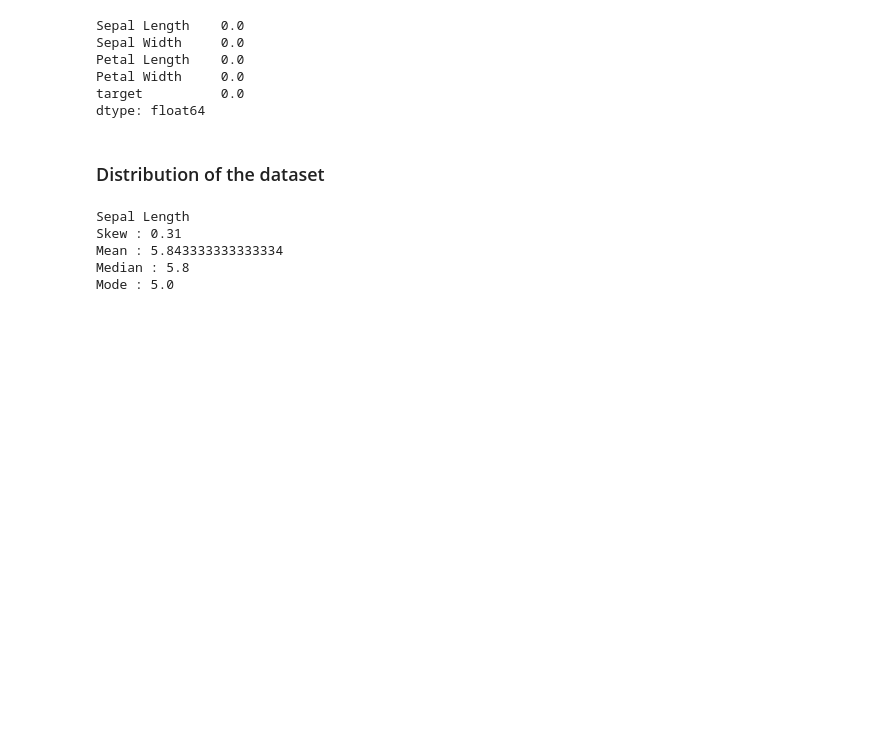
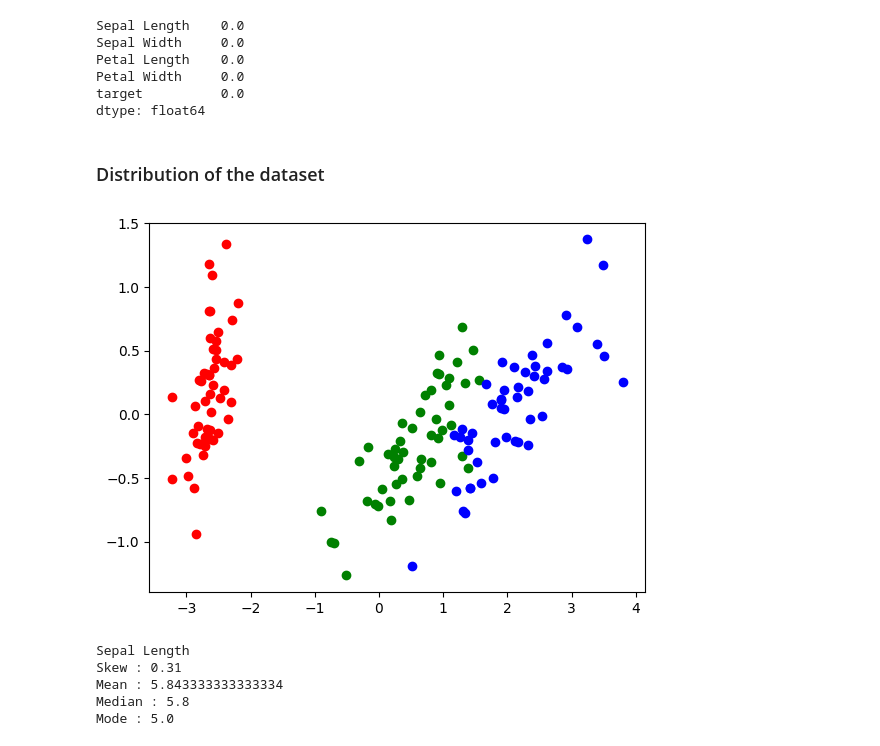
Before and after one commit to abdulhakkeempa/iris-classification, a Jupyter notebook: Iris_Classification.ipynb, the cells around one changed output. Drawn from its saved outputs; the diff is of its cells as text; code cells hidden in the pictures; blank space fills up the shorter version.

```diff
--- a/Iris_Classification.ipynb
+++ b/Iris_Classification.ipynb
@@ -78,0 +81,4 @@ import seaborn as sns
+# %%
+pca = PCA(n_components=2)
+# %%
+X_r = pca.fit_transform(X) #reducing the features to 2-d data
@@ -79,3 +87,31 @@ import seaborn as sns
+# %%
+x1 = []
+x2 = []
+x3 = []
+
+for xi,yi in zip(X_r, y):
+    if yi==0:
+       x1.append(xi)
+    elif yi==1:
+       x2.append(xi)
+    else:
+       x3.append(xi)
+
+x1 = np.array(x1)
+x2 = np.array(x2)
+x3 = np.array(x3)
+
+print(x1)
+print(x2)
+print(x3)
+# %%
+#plotting the 2d reduced data.
+plt.scatter(x1[:,0],x1[:,1], color='r')
+plt.scatter(x2[:,0],x2[:,1], color='g')
+plt.scatter(x3[:,0],x3[:,1], color='b')
+plt.show()
+# %% [output]
+[figure, added]
 # %%
 import statistics
 # %%
```
Also changed, not shown: parts of 11 cells of this notebook.
